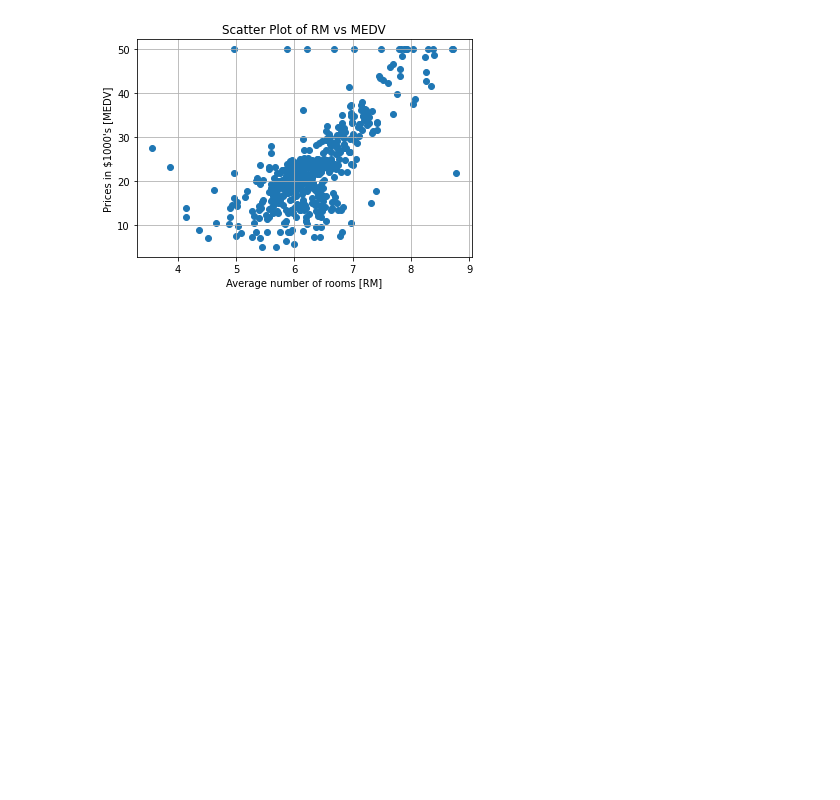
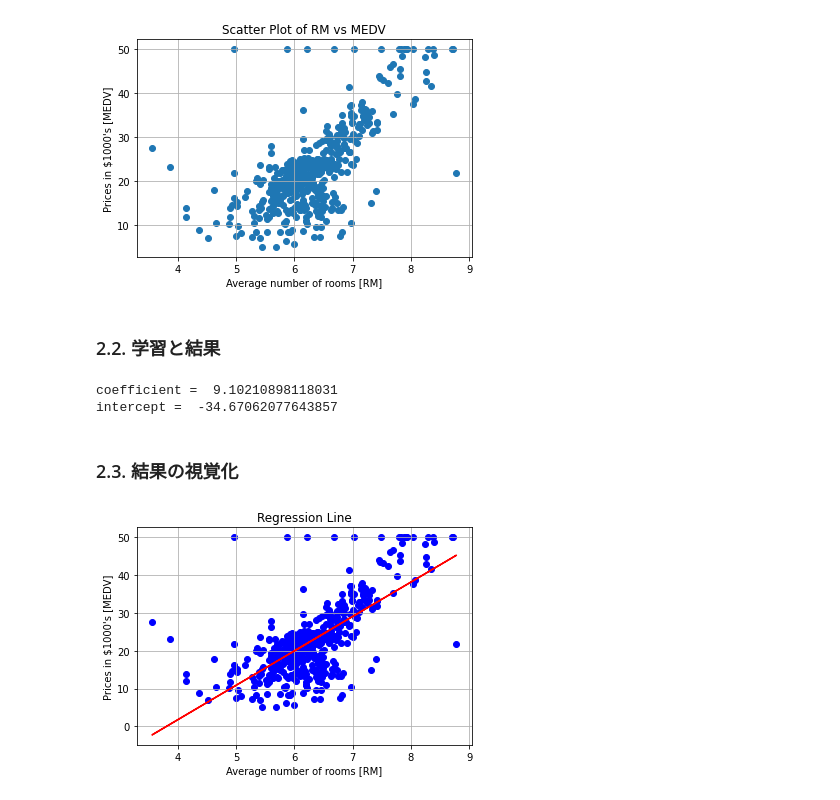
Before and after one commit to koichi-inoue/JupyterNotebook, a Jupyter notebook: LinearRegression.ipynb, the cells around one changed output. Saved outputs shown, nothing was run; the diff lists cells and outputs as text; code cells hidden in the pictures; blank space fills up the shorter version.

```diff
--- a/LinearRegression.ipynb
+++ b/LinearRegression.ipynb
@@ -47,6 +55,10 @@ boston_df.head()
 # %%
 import matplotlib.pyplot as plt
-plt.scatter(boston_df['RM'], boston_df['MEDV'])
+
+X = boston_df[['RM']].values
+Y = boston_df['MEDV'].values
+
+plt.scatter(X, Y)
 
 plt.title('Scatter Plot of RM vs MEDV')
 plt.xlabel('Average number of rooms [RM]')
@@ -56,3 +68,33 @@ plt.grid()
 plt.show()
 # %% [output]
 [figure]
+# %% [markdown]
+### 2.2. 学習と結果
+# %%
+from sklearn.linear_model import LinearRegression
+model = LinearRegression()
+
+model.fit(X, Y)
+
+# 係数と切片
+print('coefficient = ', model.coef_[0])
+print('intercept = ', model.intercept_)
+# %% [output]
+coefficient =  9.10210898118031
+intercept =  -34.67062077643857
+# %% [markdown]
+### 2.3. 結果の視覚化
+# %%
+# 散布図
+plt.scatter(X, Y, color = 'blue')
+# 回帰直線
+plt.plot(X, model.predict(X), color = 'red')
+
+plt.title('Regression Line')
+plt.xlabel('Average number of rooms [RM]')
+plt.ylabel('Prices in $1000\'s [MEDV]')
+plt.grid()
+
+plt.show()
+# %% [output]
+[figure, added]
```
Also changed, not shown: parts of 11 cells of this notebook.
